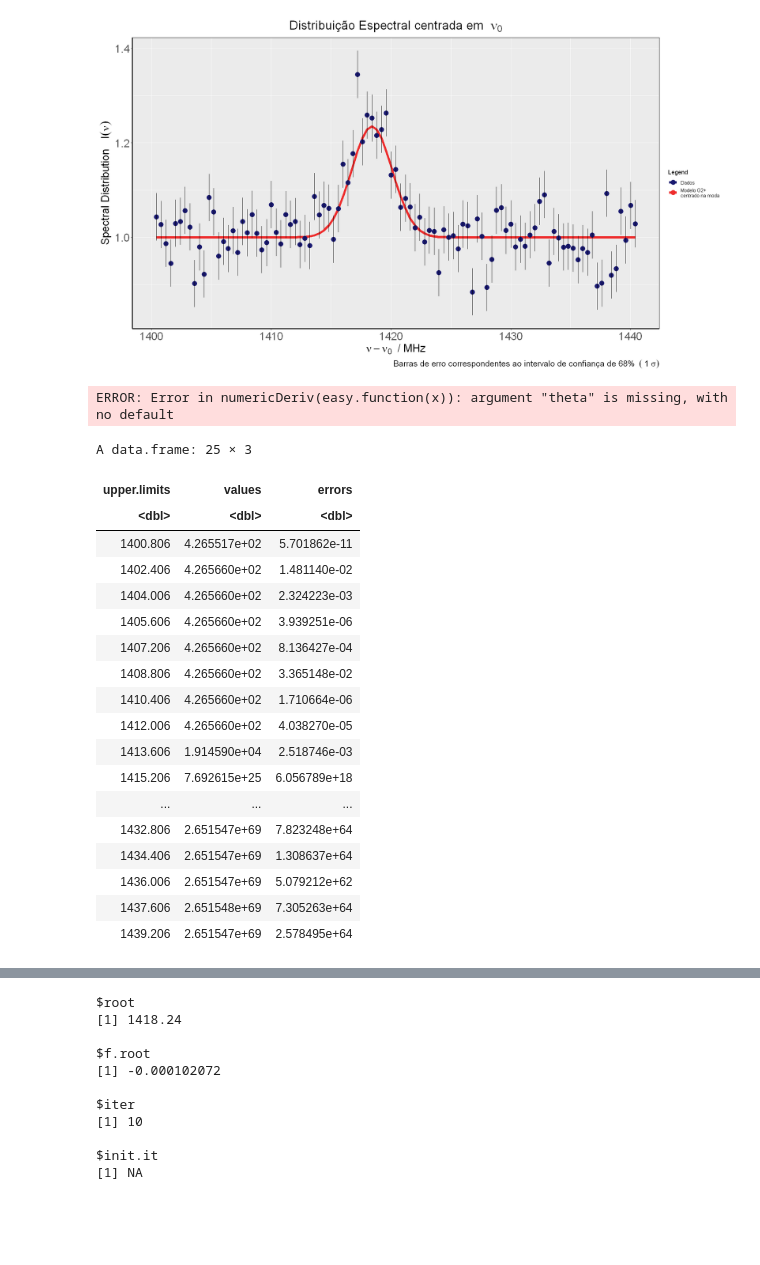
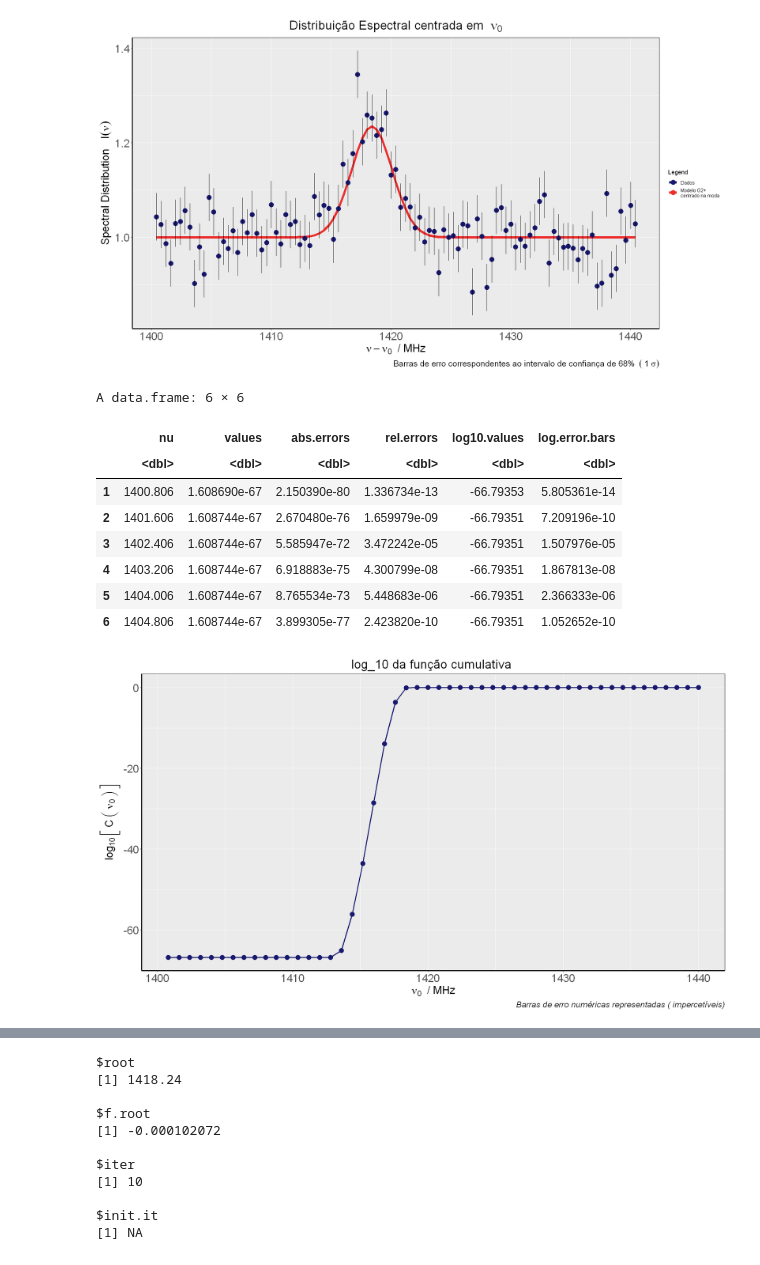
Before and after one commit to cesarium/da-bayesian-star, a Jupyter notebook: notebook.ipynb, the cells around one changed output, grey strips where cells are left out. Drawn from its saved outputs; the diff is of its cells as text; code cells hidden in the pictures; blank space fills up the shorter version.

Commit message:
QB code and plots near finish.

```diff
--- a/notebook.ipynb
+++ b/notebook.ipynb
@@ -612,31 +638,37 @@ easy.function <- function(x){
 }
-# %%
-numericDeriv(easy.function(x))
-# %% [output]
-ERROR: Error in numericDeriv(easy.function(x)): argument "theta" is missing, with no default
 # %%
-cumulative <- pdf_cum(Nu.data$freq[c(FALSE, TRUE, FALSE, FALSE)])
-cumulative
-
-cum_lim1  = 1412.006
-cum_lim2 = 1420.006
+# Calculate the cumulative function at several data points
+df.cum <- pdf_cum(Nu.data$freq[c(FALSE, TRUE, FALSE)])
+head(df.cum)
+# To save time c(FALSE, TRUE, FALSE) passes to the function only 1 value in every 3
+# since we only want this to visualize how the C function varies with nu0
 # %% [output]
-A data.frame: 25 × 3
+A data.frame: 6 × 6
-| upper.limits | values | errors |
-| <dbl> | <dbl> | <dbl> |
-| 1400.806 | 4.265517e+02 | 5.701862e-11 |
-| 1402.406 | 4.265660e+02 | 1.481140e-02 |
-| 1404.006 | 4.265660e+02 | 2.324223e-03 |
-| 1405.606 | 4.265660e+02 | 3.939251e-06 |
-| 1407.206 | 4.265660e+02 | 8.136427e-04 |
-| 1408.806 | 4.265660e+02 | 3.365148e-02 |
-| 1410.406 | 4.265660e+02 | 1.710664e-06 |
-| 1412.006 | 4.265660e+02 | 4.038270e-05 |
-| 1413.606 | 1.914590e+04 | 2.518746e-03 |
-| 1415.206 | 7.692615e+25 | 6.056789e+18 |
-| ... | ... | ... |
-| 1432.806 | 2.651547e+69 | 7.823248e+64 |
-| 1434.406 | 2.651547e+69 | 1.308637e+64 |
-| 1436.006 | 2.651547e+69 | 5.079212e+62 |
-| 1437.606 | 2.651548e+69 | 7.305263e+64 |
-| 1439.206 | 2.651547e+69 | 2.578495e+64 |
+|  | nu | values | abs.errors | rel.errors | log10.values | log.error.bars |
+|  | <dbl> | <dbl> | <dbl> | <dbl> | <dbl> | <dbl> |
+| 1 | 1400.806 | 1.608690e-67 | 2.150390e-80 | 1.336734e-13 | -66.79353 | 5.805361e-14 |
+| 2 | 1401.606 | 1.608744e-67 | 2.670480e-76 | 1.659979e-09 | -66.79351 | 7.209196e-10 |
+| 3 | 1402.406 | 1.608744e-67 | 5.585947e-72 | 3.472242e-05 | -66.79351 | 1.507976e-05 |
+| 4 | 1403.206 | 1.608744e-67 | 6.918883e-75 | 4.300799e-08 | -66.79351 | 1.867813e-08 |
+| 5 | 1404.006 | 1.608744e-67 | 8.765534e-73 | 5.448683e-06 | -66.79351 | 2.366333e-06 |
+| 6 | 1404.806 | 1.608744e-67 | 3.899305e-77 | 2.423820e-10 | -66.79351 | 1.052652e-10 |
+# %%
+ggplot(data = df.cum , aes(nu) ) +
+
+    geom_point( aes(y=log10.values) , size = 4 , colour = 'midnightblue') +
+    geom_line( aes(y=log10.values) , size = 1 , colour = 'midnightblue')+
+
+    geom_linerange(aes(ymin = log10.values - log.error.bars,
+                       ymax = log10.values + log.error.bars), colour='black',size=2) + # error bars
+
+    labs(title = bquote('log_10 da função cumulativa '),
+         caption = bquote('Barras de erro numéricas representadas ( impercetíveis)'),
+         x = bquote(nu[0]~' / MHz'),
+         y =  TeX(r'($log_{10} \, \left[ \, C\, \left(\, \nu_0 \,\right) \, \right]$)')
+         )+
+
+    #scale_color_manual(values = colors) +
+
+jupyter.theme()
+# %% [output]
+[figure, added]
```
Also changed, not shown: parts of 11 cells of this notebook.
